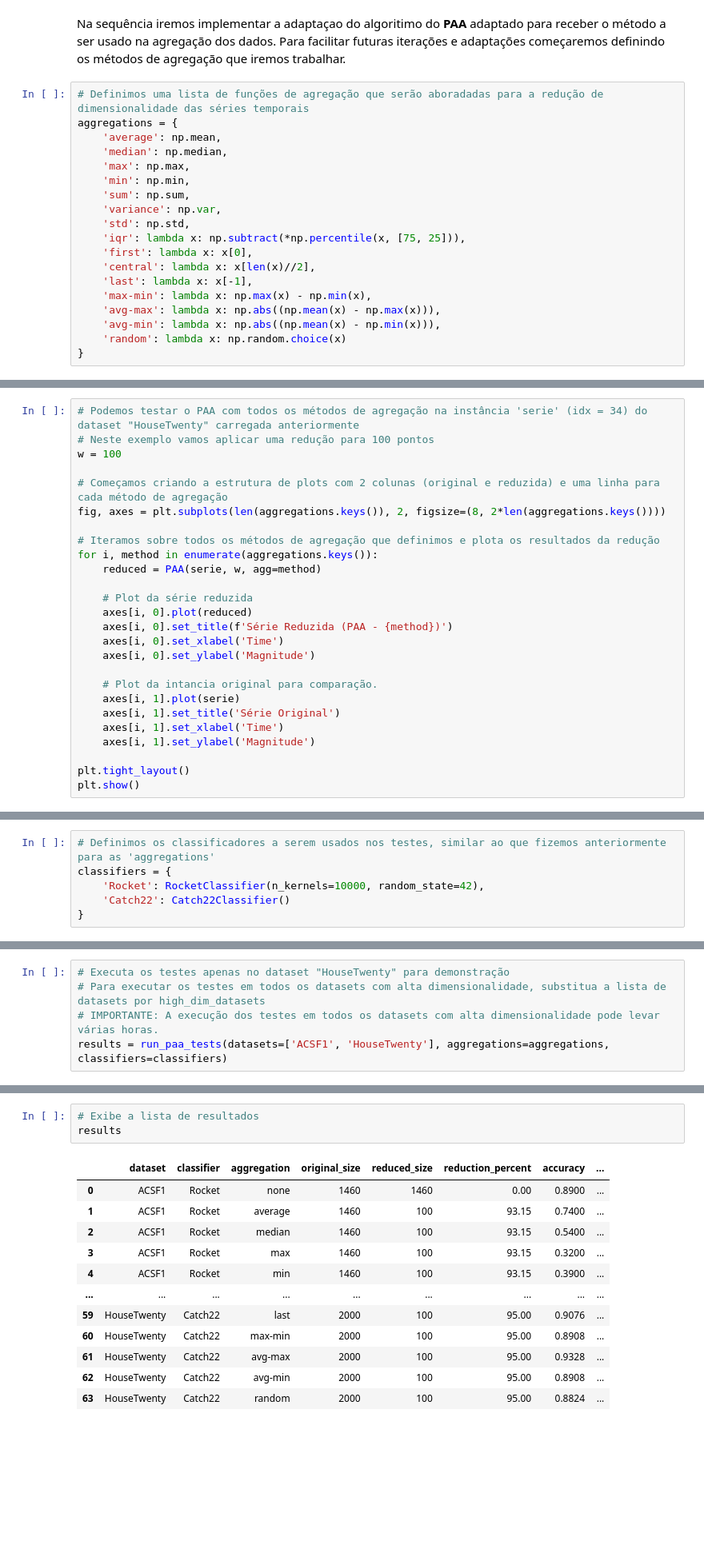
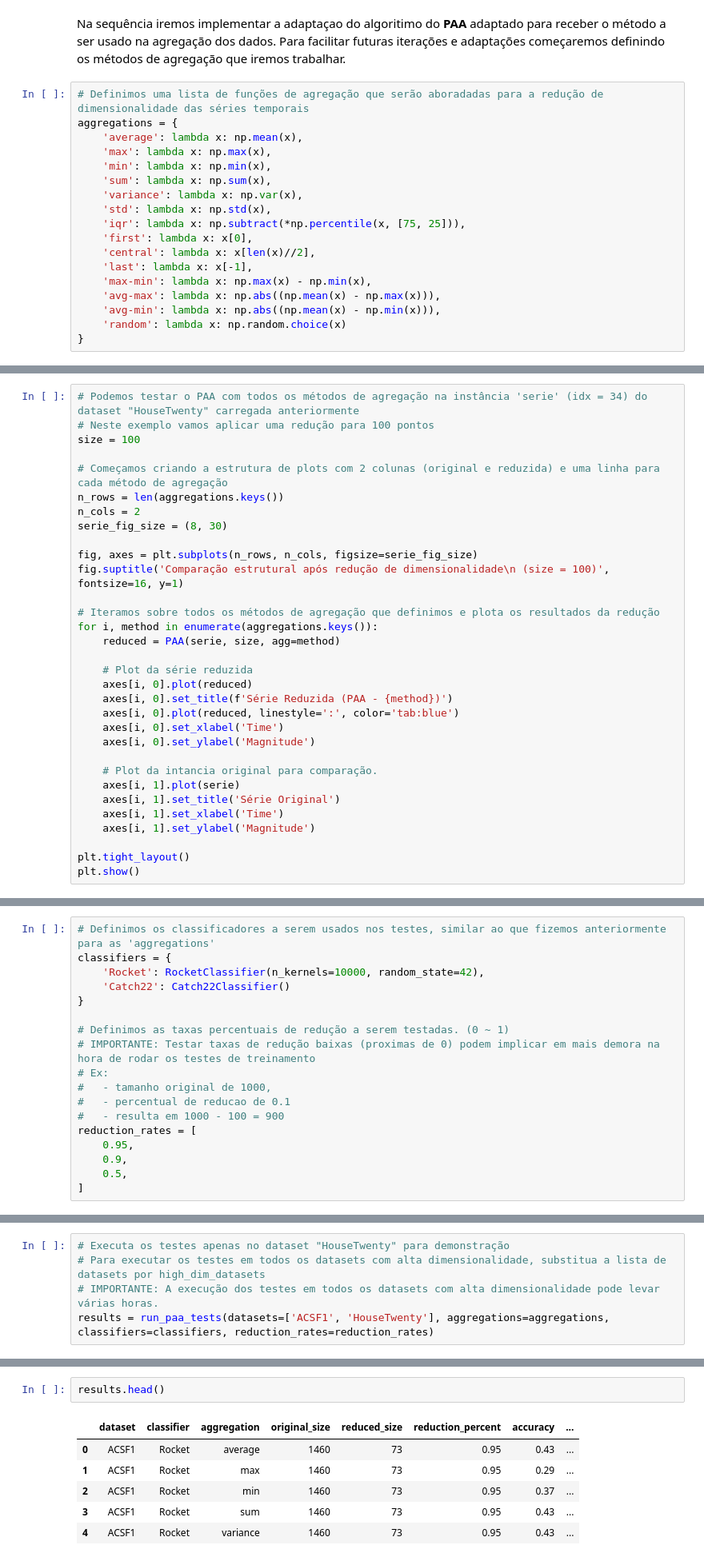
Before and after one commit to MoroFernando/time-series-dimensionality-reduction, a Jupyter notebook: main.ipynb, the cells around one changed output, grey strips where cells are left out. Shown at 80% size. Saved outputs shown, nothing was run; the diff lists cells and outputs as text; blank space fills up the shorter version.

```diff
--- a/main.ipynb
+++ b/main.ipynb
@@ -125,13 +151,12 @@ Na sequência iremos implementar a adaptaçao do algoritimo do **PAA** adaptado
 # %%
 # Definimos uma lista de funções de agregação que serão aboradadas para a redução de dimensionalidade das séries temporais
 aggregations = {
-    'average': np.mean,
-    'median': np.median,
-    'max': np.max,
-    'min': np.min,
-    'sum': np.sum,
-    'variance': np.var,
-    'std': np.std,
+    'average': lambda x: np.mean(x),
+    'max': lambda x: np.max(x),
+    'min': lambda x: np.min(x),
+    'sum': lambda x: np.sum(x),
+    'variance': lambda x: np.var(x),
+    'std': lambda x: np.std(x),
     'iqr': lambda x: np.subtract(*np.percentile(x, [75, 25])),
     'first': lambda x: x[0],
     'central': lambda x: x[len(x)//2],
@@ -165,18 +190,24 @@ def PAA(s, w, agg='average'):
 # %%
 # Podemos testar o PAA com todos os métodos de agregação na instância 'serie' (idx = 34) do dataset "HouseTwenty" carregada anteriormente
 # Neste exemplo vamos aplicar uma redução para 100 pontos
-w = 100
+size = 100
 
 # Começamos criando a estrutura de plots com 2 colunas (original e reduzida) e uma linha para cada método de agregação
-fig, axes = plt.subplots(len(aggregations.keys()), 2, figsize=(8, 2*len(aggregations.keys())))
+n_rows = len(aggregations.keys())
+n_cols = 2
+serie_fig_size = (8, 30)
+
+fig, axes = plt.subplots(n_rows, n_cols, figsize=serie_fig_size)
+fig.suptitle('Comparação estrutural após redução de dimensionalidade\n (size = 100)', fontsize=16, y=1)
 
 # Iteramos sobre todos os métodos de agregação que definimos e plota os resultados da redução
 for i, method in enumerate(aggregations.keys()):
-    reduced = PAA(serie, w, agg=method)
+    reduced = PAA(serie, size, agg=method)
 
     # Plot da série reduzida
     axes[i, 0].plot(reduced)
     axes[i, 0].set_title(f'Série Reduzida (PAA - {method})')
+    axes[i, 0].plot(reduced, linestyle=':', color='tab:blue')
     axes[i, 0].set_xlabel('Time')
     axes[i, 0].set_ylabel('Magnitude')
 
@@ -200,6 +231,18 @@ classifiers = {
     'Rocket': RocketClassifier(n_kernels=10000, random_state=42),
     'Catch22': Catch22Classifier()
 }
+
+# Definimos as taxas percentuais de redução a serem testadas. (0 ~ 1)
+# IMPORTANTE: Testar taxas de redução baixas (proximas de 0) podem implicar em mais demora na hora de rodar os testes de treinamento
+# Ex:
+#   - tamanho original de 1000,
+#   - percentual de reducao de 0.1
+#   - resulta em 1000 - 100 = 900
+reduction_rates = [
+    0.95,
+    0.9,
+    0.5,
+]
 # %%
 # Definimos uma função para executar os testes de classificação utilizando o PAA com diferentes métodos de agregação
 # A função recebe como argumentos a lista de datasets, a lista de métodos de agregação e a lista de classificadores
@@ -287,7 +356,7 @@ def run_paa_tests(datasets, aggregations, classifiers, reductions):
 # Executa os testes apenas no dataset "HouseTwenty" para demonstração
 # Para executar os testes em todos os datasets com alta dimensionalidade, substitua a lista de datasets por high_dim_datasets
 # IMPORTANTE: A execução dos testes em todos os datasets com alta dimensionalidade pode levar várias horas.
-results = run_paa_tests(datasets=['ACSF1', 'HouseTwenty'], aggregations=aggregations, classifiers=classifiers)
+results = run_paa_tests(datasets=['ACSF1', 'HouseTwenty'], aggregations=aggregations, classifiers=classifiers, reduction_rates=reduction_rates)
 # %% [output]
 [Dataset]: ACSF1
         [Classificador]: Rocket
@@ -309,16 +378,9 @@ results = run_paa_tests(datasets=['ACSF1', 'HouseTwenty'], aggregations=aggregat
 # %%
-# Exibe a lista de resultados
-results
+results.head()
 # %% [output]
 |  | dataset | classifier | aggregation | original_size | reduced_size | reduction_percent | accuracy | ... |
-| 0 | ACSF1 | Rocket | none | 1460 | 1460 | 0.00 | 0.8900 | ... |
-| 1 | ACSF1 | Rocket | average | 1460 | 100 | 93.15 | 0.7400 | ... |
-| 2 | ACSF1 | Rocket | median | 1460 | 100 | 93.15 | 0.5400 | ... |
-| 3 | ACSF1 | Rocket | max | 1460 | 100 | 93.15 | 0.3200 | ... |
-| 4 | ACSF1 | Rocket | min | 1460 | 100 | 93.15 | 0.3900 | ... |
-| ... | ... | ... | ... | ... | ... | ... | ... | ... |
-| 59 | HouseTwenty | Catch22 | last | 2000 | 100 | 95.00 | 0.9076 | ... |
-| 60 | HouseTwenty | Catch22 | max-min | 2000 | 100 | 95.00 | 0.8908 | ... |
-| 61 | HouseTwenty | Catch22 | avg-max | 2000 | 100 | 95.00 | 0.9328 | ... |
-| 62 | HouseTwenty | Catch22 | avg-min | 2000 | 100 | 95.00 | 0.8908 | ... |
-| 63 | HouseTwenty | Catch22 | random | 2000 | 100 | 95.00 | 0.8824 | ... |
+| 0 | ACSF1 | Rocket | average | 1460 | 73 | 0.95 | 0.43 | ... |
+| 1 | ACSF1 | Rocket | max | 1460 | 73 | 0.95 | 0.29 | ... |
+| 2 | ACSF1 | Rocket | min | 1460 | 73 | 0.95 | 0.37 | ... |
+| 3 | ACSF1 | Rocket | sum | 1460 | 73 | 0.95 | 0.43 | ... |
+| 4 | ACSF1 | Rocket | variance | 1460 | 73 | 0.95 | 0.43 | ... |
```
Also changed, not shown: parts of 12 cells of this notebook, 3 other files.
